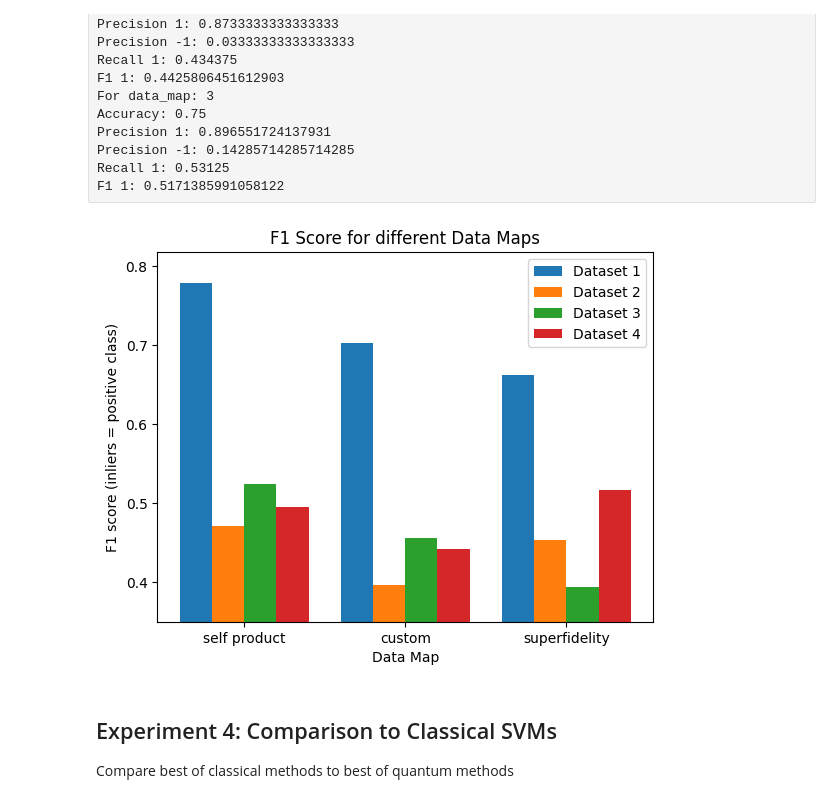
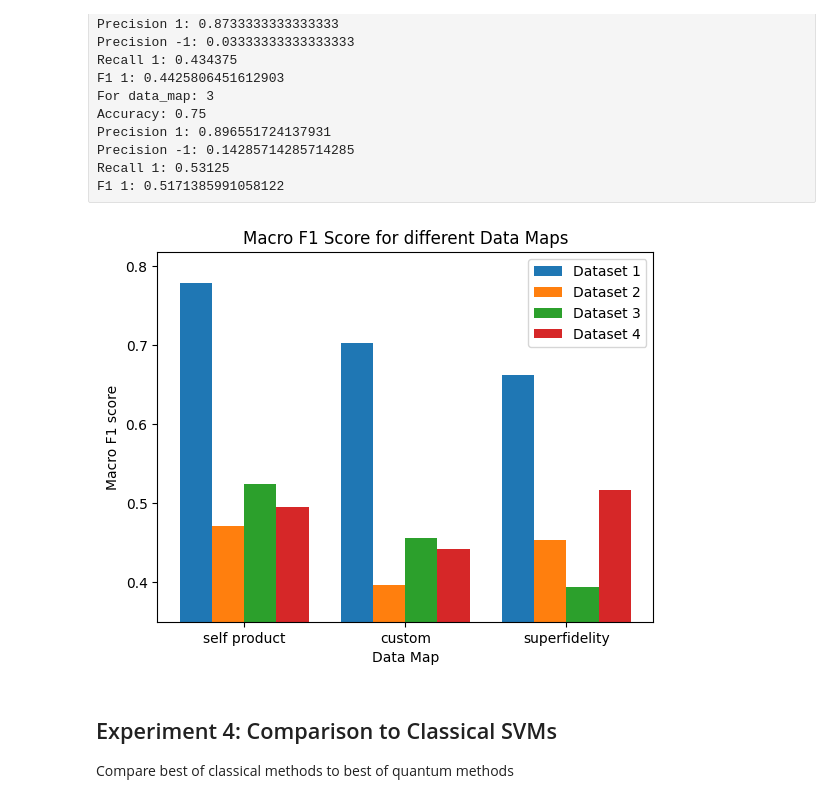
Before and after one commit to welremco/Group3QuantumOneClassSVMs, a Jupyter notebook: results/results.ipynb, the cells around one changed output. Saved outputs shown, nothing was run; the diff lists cells and outputs as text; code cells hidden in the pictures.

```diff
--- a/results/results.ipynb
+++ b/results/results.ipynb
@@ -350,43 +436,35 @@ F1 1: 0.5171385991058122
 # %%
 data_maps = [1, 2, 3]
 
 ds1_data_map = [0.7789, 0.7032, 0.6621]
 ds2_data_map = [0.4708, 0.3970, 0.4535]
 ds3_data_map = [0.5238, 0.4560, 0.3938]
 ds4_data_map = [0.4956, 0.4425, 0.5171]
 
 #plt.plot(data_maps, ds1_data_map, label='DS1')
 #plt.plot(data_maps, ds2_data_map, label='DS2')
 #plt.plot(data_maps, ds3_data_map, label='DS3')
 #plt.plot(data_maps, ds4_data_map, label='DS4')
 
 bar_width = 0.2
 
 coeffs = [-1.5, -0.5, 0.5, 1.5]
 
 def grouped_bars(ds):
     return [rep + bar_width*coeffs[ds] for rep in reps]
 
 for ds, f1 in enumerate([ds1_data_map, ds2_data_map, ds3_data_map, ds4_data_map]):
     plt.bar(grouped_bars(ds), f1, width=bar_width, label=f'Dataset {ds+1}')
 
-plt.xticks(reps)
-plt.xlabel('Circuit repetitions')
-plt.ylabel('F1 score (inliers = positive class)')
-plt.title('Effect of Circuit Repetitions on F1 Score')
-plt.legend(bbox_to_anchor=(1.05, 1), loc="upper left", borderaxespad=0.0)
-plt.ylim(0.35)
-plt.plot()
-
-
 plt.xticks(data_maps, ['self product', 'custom', 'superfidelity'])
 plt.xlabel('Data Map')
-plt.ylabel('F1 score (inliers = positive class)')
-plt.title('F1 Score for different Data Maps')
+plt.ylabel('Macro F1 score')
+plt.title('Macro F1 Score for different Data Maps')
+plt.ylim(0.35)
 plt.legend()
 plt.show()
 # %% [output]
-[figure, old version]
+[figure, new version]
 # %% [markdown]
 ## Experiment 4: Comparison to Classical SVMs
 
```
Also changed, not shown: parts of 5 cells of this notebook.
